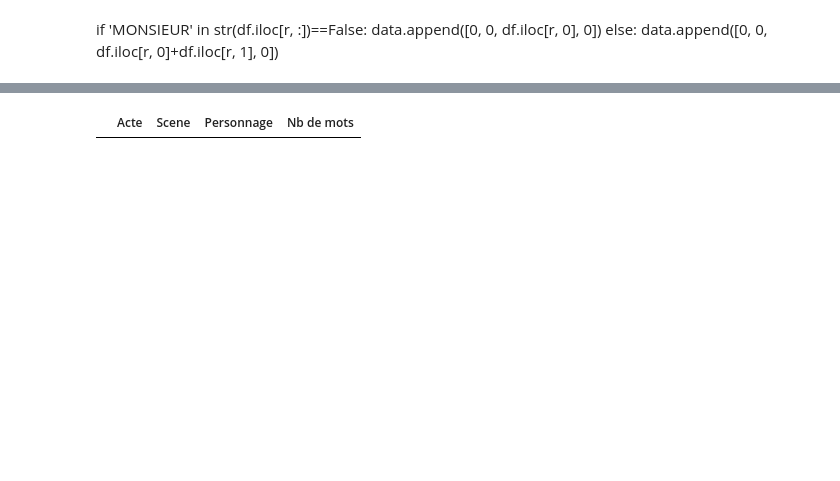
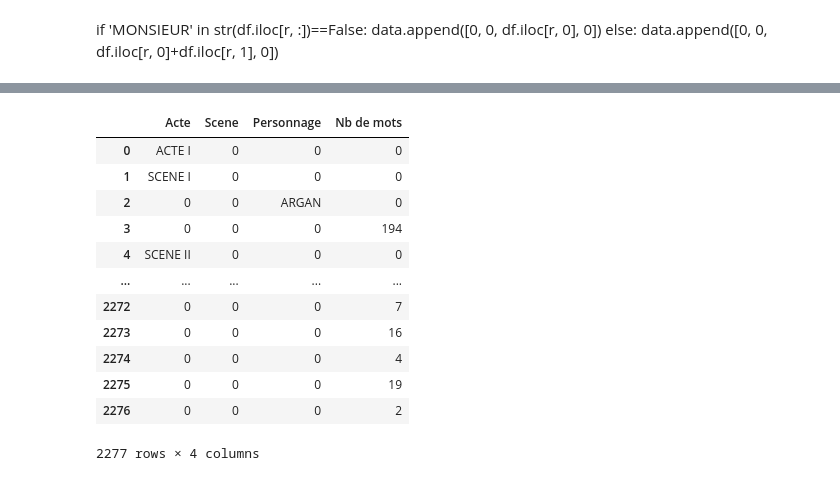
Before and after one commit to Antoine1608/TH-NL-P1-Decoupage_des_roles_d_une_piece_de_theatre, a Jupyter notebook: compte_mots.ipynb, the cells around one changed output, grey strips where cells are left out. Saved outputs shown, nothing was run; the diff lists cells and outputs as text; code cells hidden in the pictures; blank space fills up the shorter version.

```diff
--- a/compte_mots.ipynb
+++ b/compte_mots.ipynb
@@ -12,4 +11,5 @@ import tqdm as tqdm
 import matplotlib.pyplot as plt
 # %%
-df=pd.read_csv(r"C:\Users\John\Desktop\Formation\10-Analyser la charge des acteurs d'une pièce de théâtre\1-Projet 10\Le_malade_imaginairea.csv",encoding='latin1',sep=';',header=None)
+# Récupération des données
+df=pd.read_csv(r"C:\Users\John\Desktop\Formation\10-Analyser la charge des acteurs d'une pièce de théâtre\Le_malade_imaginairea.csv",encoding='latin1',sep=';',header=None)
 # %%
@@ -226,0 +80,36 @@ data
+# %%
+%%time
+data = [['Acte', 'Scene', 'Personnage', 'Nb de mots']]
+lnom = ['ARGAN', 'BELINE', 'TOINETTE', 'CLEANTE', 'BERALDE', 'DIAFOIRUS', 'ANGELIQUE', 'PURGON', 'LOUISON', 'MONSIEUR']
+lstage=['ACTE','SCENE','PROLOGUE','PREMIER','SECOND','TROISIEME']
+cw = 0
+# On balaie le doc ligne par ligne
+for r in df.index:
+    # Vérifie si la cellule d'entrée de ligne contient le mot Acte ou Scène
+    if df.iloc[r,0] in lstage :
+
+        # Si c'est le cas crée une ligne dans le tableau avec son numéro
+        data.append([f'{df.iloc[r, 0]} {df.iloc[r, 1]}', 0, 0, 0])
+
+    # Sinon vérifie si la cellule d'entrée de ligne contient un nom
+    elif df.iloc[r,0] in lnom :
+
+        # Si c'est le cas crée une ligne avec le nom
+        # Si le nom est MONSIEUR crée une ligne avec le nom MONSIEUR + xxx
+        if df.iloc[r, 0] == 'MONSIEUR' :
+            data.append([0, 0, f'{df.iloc[r, 0]} {df.iloc[r, 1]}', 0])
+        else :
+
+            # Sinon crée une ligne avec le nom simple
+            data.append([0, 0, f'{df.iloc[r, 0]}', 0])
+
+
+    # Sinon crée une ligne avec le nombre de mots si la cellule d'entrée de ligne n'est pas 'txt'
+    else :
+        cw = df.iloc[r, :].notna().sum()
+        if df.iloc[r, 0] != 'txt' :
+            data.append([0, 0, 0, cw])
+            cw = 0
+        cw = 0
+
+data
@@ -227,6 +136,19 @@ data
 # %%
 dfr=pd.DataFrame(data=data[1:], columns=data[0])
-dfr[0:30]
+dfr.to_csv('dfr.csv',index = False)
+dfr
 # %% [output]
 |  | Acte | Scene | Personnage | Nb de mots |
+| 0 | ACTE I | 0 | 0 | 0 |
+| 1 | SCENE I | 0 | 0 | 0 |
+| 2 | 0 | 0 | ARGAN | 0 |
+| 3 | 0 | 0 | 0 | 194 |
+| 4 | SCENE II | 0 | 0 | 0 |
+| ... | ... | ... | ... | ... |
+| 2272 | 0 | 0 | 0 | 7 |
+| 2273 | 0 | 0 | 0 | 16 |
+| 2274 | 0 | 0 | 0 | 4 |
+| 2275 | 0 | 0 | 0 | 19 |
+| 2276 | 0 | 0 | 0 | 2 |
+2277 rows × 4 columns
 # %%
```
Also changed, not shown: parts of 12 cells of this notebook.
